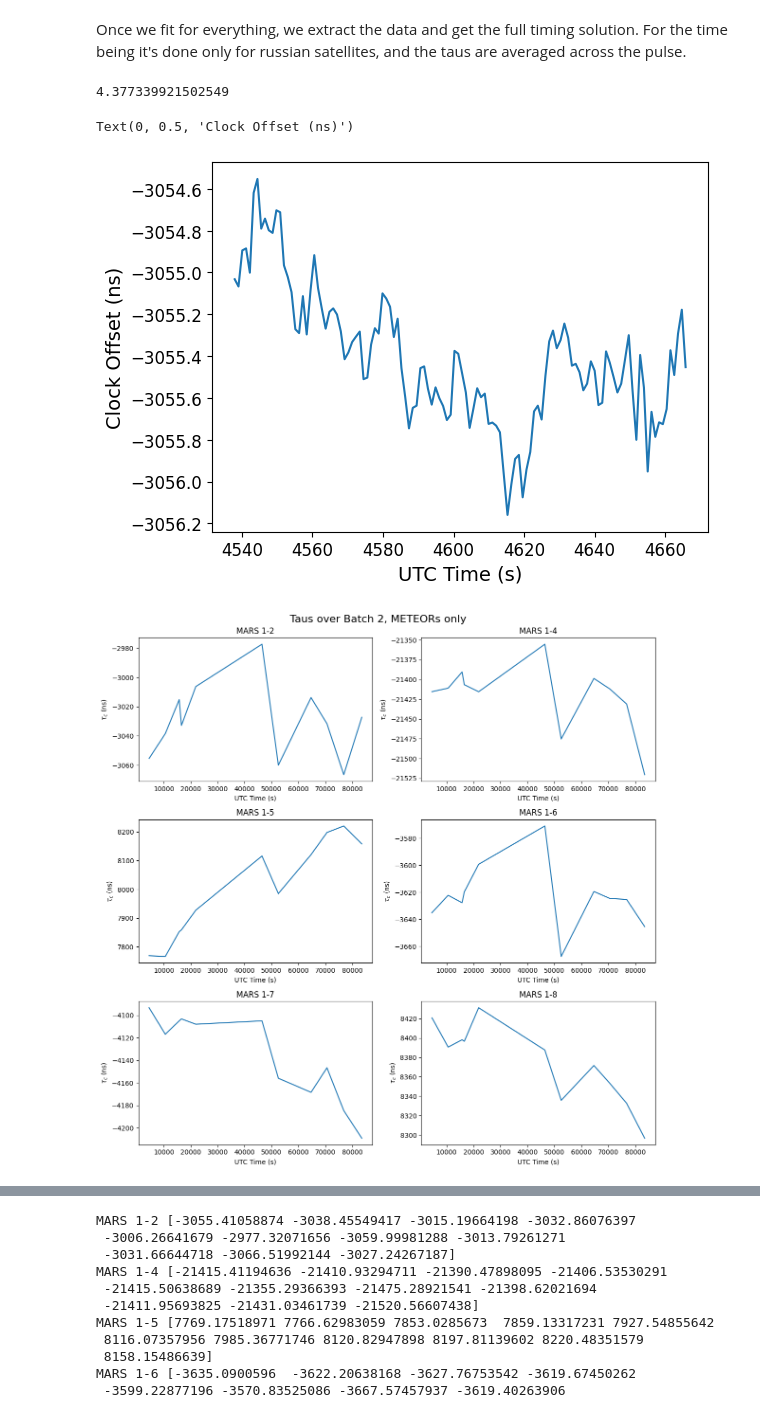
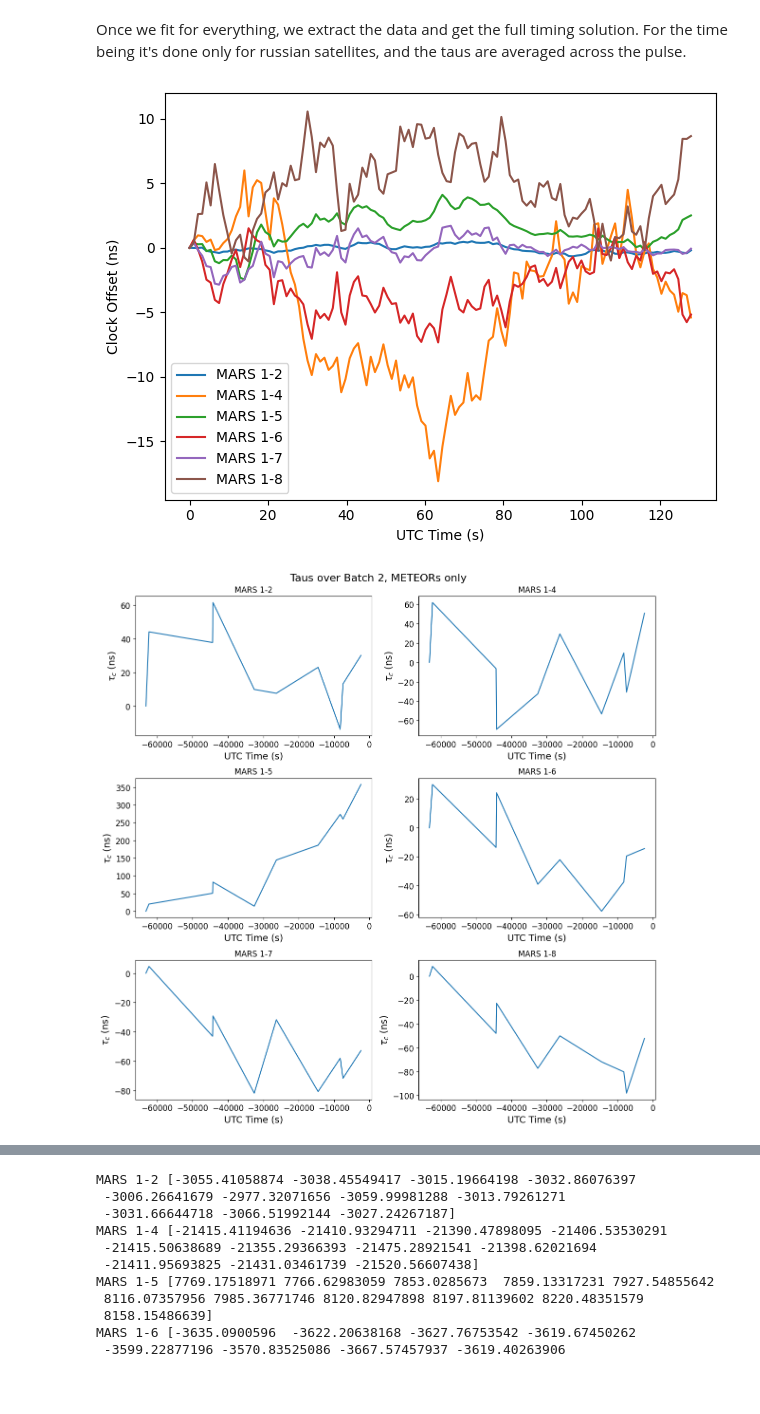
Before and after one commit to ALBATROS-Experiment/albatros_analysis, a Jupyter notebook: scripts/orbcomm/master_flow.ipynb, the cells around one changed output, grey strips where cells are left out. Drawn from its saved outputs; the diff is of its cells as text; code cells hidden in the pictures; blank space fills up the shorter version.

```diff
--- a/scripts/orbcomm/master_flow.ipynb
+++ b/scripts/orbcomm/master_flow.ipynb
@@ -407,9 +407,11 @@ utc_corr1, spectra_uncorr1 = [], []
 utc_corr2, spectra_uncorr2 = [], []
 
 for fname, pulse in map1.items():
-    utc_corr1.append(pulse['offset_fitted']/1000 + pulse["pulse_start_ts"])
-    spectra_uncorr1.append(pulse["start_spectrum"])
+    if 'offset_fitted' in pulse.values():
+        utc_corr1.append(pulse['offset_fitted']/1000 + pulse["pulse_start_ts"])
+        spectra_uncorr1.append(pulse["start_specnum"])
 
 for fname, pulse in map2.items():
-    utc_corr2.append(pulse['offset_fitted']/1000 + pulse["pulse_start_ts"])
-    spectra_uncorr2.append(pulse["start_spectrum"])
+    if 'offset_fitted' in pulse.values():
+        utc_corr2.append(pulse['offset_fitted']/1000 + pulse["pulse_start_ts"])
+        spectra_uncorr2.append(pulse["start_specnum"])
@@ -479,7 +478,7 @@ More strict with cut in fine timing. Need high SNR.
 # %% [markdown]
 Once we fit for everything, we extract the data and get the full timing solution. For the time being it's done only for russian satellites, and the taus are averaged across the pulse.
 # %%
-with open(os.path.join(f'/scratch/thomasb/batch_{bstart2}/timing_discrepancies/times_all.json'), "r") as f:
+with open(os.path.join(f'/scratch/thomasb/batch_{bstart1}/timing_discrepancies/times_all.json'), "r") as f:
         dict_fits_discrep = json.load(f)
 UTC_per_spec = dict_fits_discrep['fit']['UTC_per_spec']
 UTC_offset = dict_fits_discrep['fit']['UTC_offset']
@@ -492,7 +491,7 @@ osamp = 64
 fnames_all = []
 fnames_russian = []
 
-path_pulses = f'/scratch/thomasb/batch_{bstart2}/data/pulses.json'
+path_pulses = f'/scratch/thomasb/batch_{bstart1}/data/pulses.json'
 with open(path_pulses, "r") as f:
     pulses = json.load(f)
 
@@ -522,7 +521,7 @@ for bline in map_blines.values():
     stds[bline] = []
     errs[bline] = []
 
-with h5py.File(f'/scratch/thomasb/batch_{bstart2}/fine_timing/timing_solution.h5', 'r') as f:
+with h5py.File(f'/scratch/thomasb/batch_{bstart1}/fine_timing/timing_solution.h5', 'r') as f:
     for name in fnames_russian:
         spectra.append(f[name]['taus'].attrs['starting_specnum'])
         #spectra_all[name] = np.arange(start_spectrum, start_spectrum + nvis*acclen*osamp, acclen*osamp)
@@ -541,20 +551,16 @@ for bline in map_blines.values():
 # %%
-bline_idx = 0
-pulse_idx = 0
-start_spectrum = spectra[pulse_idx]
-taus_short = taus_full[map_blines[bline_idx]][pulse_idx]
-errs_short = errs[map_blines[bline_idx]][pulse_idx]
-print(errs_short)
-nvis = len(taus_short)
-spectra_short = np.arange(start_spectrum, start_spectrum + nvis*acclen*osamp, acclen*osamp)
-utcs_short = UTC_per_spec*spectra_short + UTC_offset - bstart2
-plt.plot(utcs_short, taus_short)
-plt.xlabel('UTC Time (s)')
-plt.ylabel('Clock Offset (ns)')
+pidx = 3
+for bidx in range(len(map_blines)):
+    taus1 = taus_full[map_blines[bidx]][pidx]
+    taus1 = taus1 - taus1[0]
+    times1 = np.arange(len(taus1)) * 4096*osamp*acclen/250e6
+    plt.plot(times1, taus1, label=map_blines[bidx])
+    plt.xlabel('UTC Time (s)')
+    plt.ylabel('Clock Offset (ns)')
+    plt.legend()
+    plt.tight_layout()
 # %% [output]
-4.377339921502549
-Text(0, 0.5, 'Clock Offset (ns)')
-[figure, old version]
+[figure, new version]
 # %%
 fig, ax = plt.subplots(3, 2, figsize=(12, 12))
 plt.rcParams['axes.labelsize'] = 14
@@ -569,14 +575,14 @@ for i in range(6):
     ax[pnum].set_ylabel(r'$\tau_c$ (ns)')
     ax[pnum].set_xlabel('UTC Time (s)')
     ax[pnum].set_title(map_blines[pnum])
-    ax[pnum].plot(times- bstart2, taus[map_blines[pnum]])
+    ax[pnum].plot(times- bstart2, taus[map_blines[pnum]]-taus[map_blines[pnum]][0])
     #ax[pnum].set_xlim(0, 50000)
     pnum+=1
 
 fig.suptitle('Taus over Batch 2, METEORs only', fontsize=16)
 fig.tight_layout()
 # %% [output]
-[figure, old version]
+[figure, new version]
 # %%
 fig, ax = plt.subplots(2, 3, figsize=(14, 8))
 
```
Also changed, not shown: parts of 7 cells of this notebook, 7 other files.
